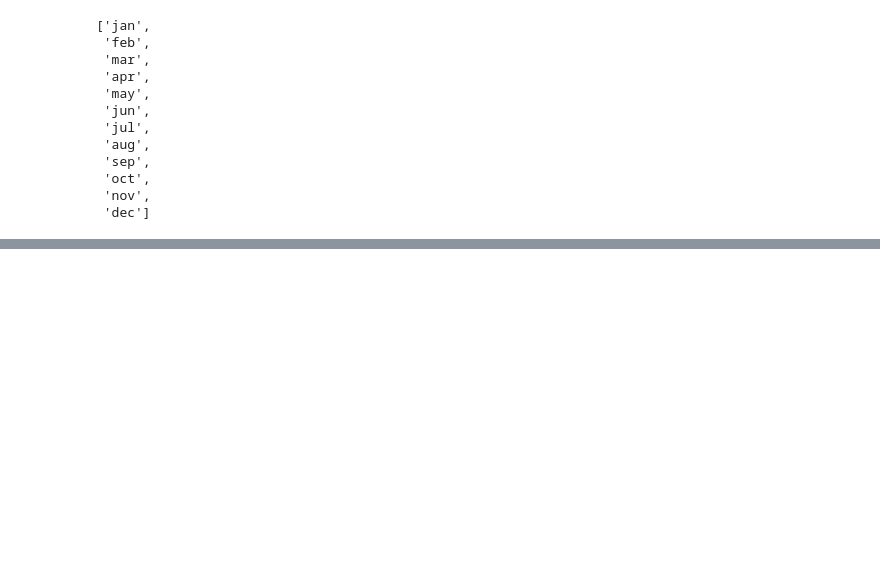
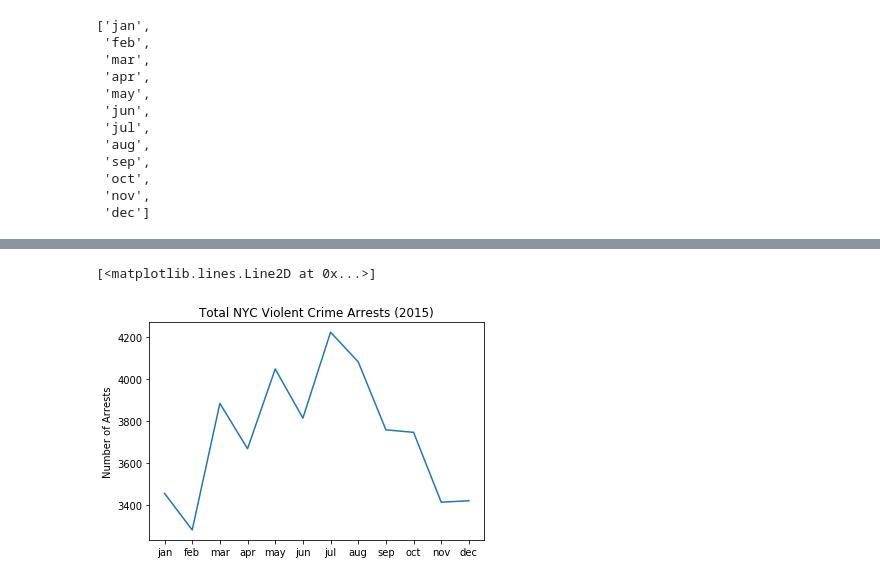
Before and after one commit to markmessick/nyc-crime-analysis, a Jupyter notebook: Crime by Year_Month_Season (Mark's Version).ipynb, the cells around one changed output, grey strips where cells are left out. Cells and saved outputs as stored; diff of their text form; code cells hidden in the pictures; blank space fills up the shorter version.

```diff
--- a/Crime by Year_Month_Season (Mark's Version).ipynb
+++ b/Crime by Year_Month_Season (Mark's Version).ipynb
@@ -359,0 +330,8 @@ plt.plot(x_axis, months_total)
+# %%
+twentyfifteen = [len(jan_1), len(feb_1), len(mar_1), len(apr_1), len(may_1), len(jun_1), len(jul_1), len(aug_1), len(sep_1), len(oct_1), len(nov_1), len(dec_1)]
+plt.ylabel("Number of Arrests")
+plt.title("Total NYC Violent Crime Arrests (2015)")
+plt.plot(x_axis, twentyfifteen)
+# %% [output]
+[<matplotlib.lines.Line2D at 0x...>]
+[figure, added]
```
Also changed, not shown: parts of 18 cells of this notebook, 3 other files.
